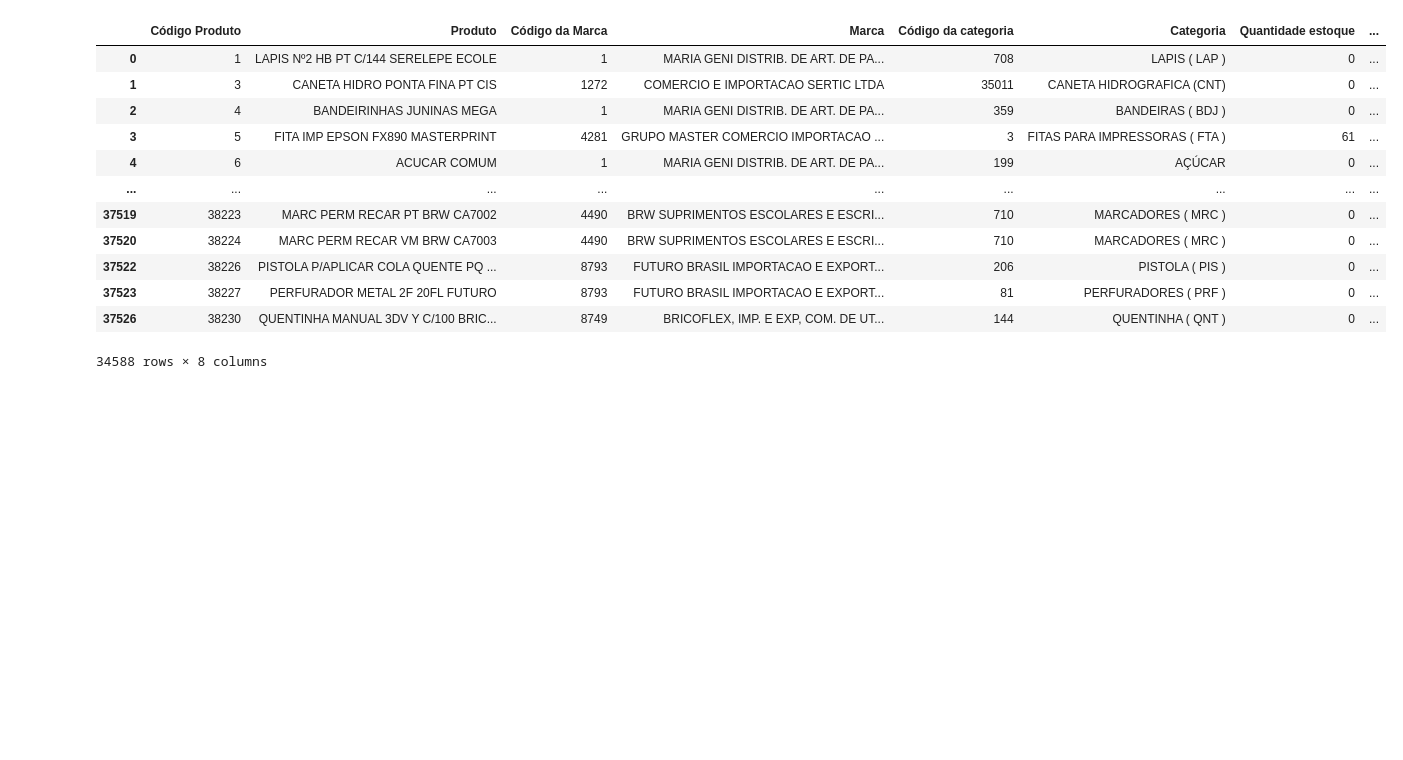
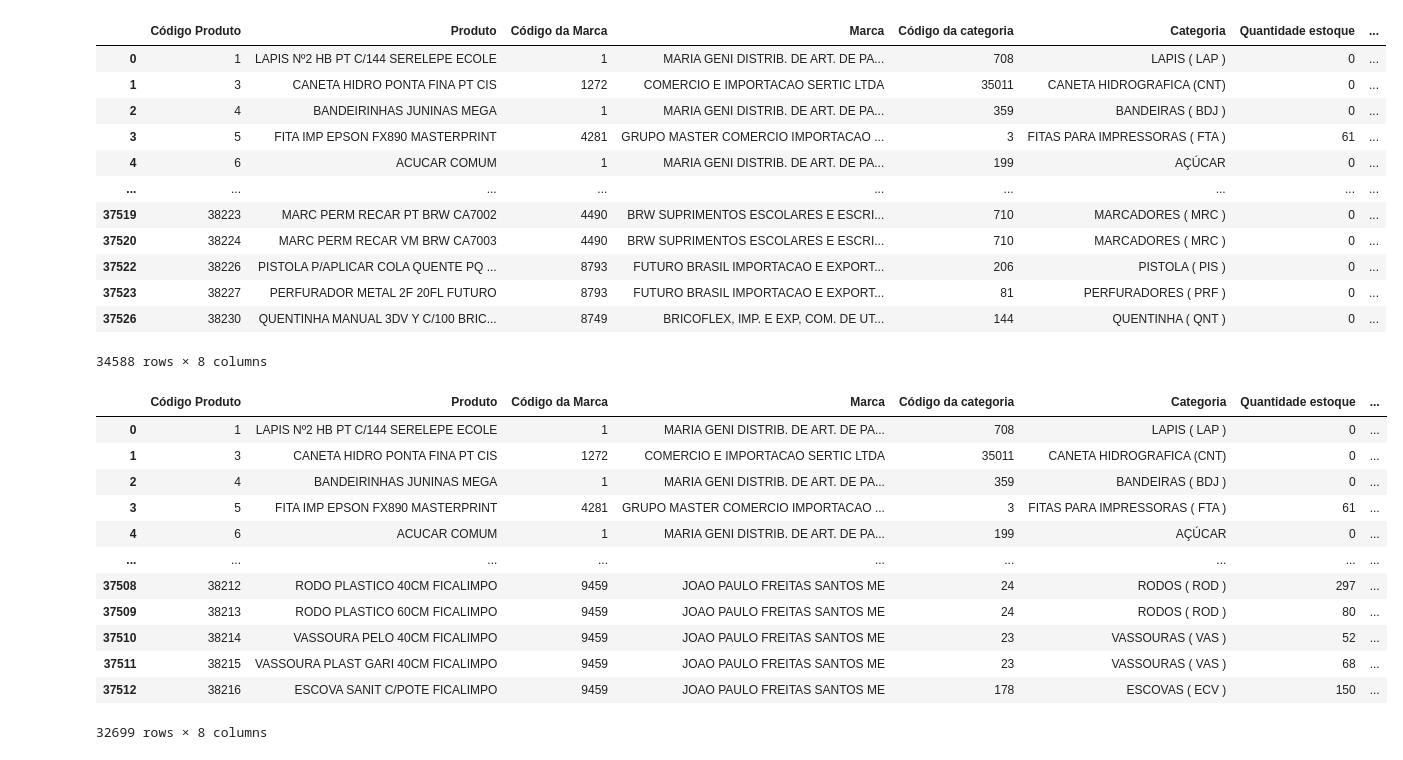
Before and after one commit to PauloQuirinoMN/Sistema-de-Recomendacao-e-Cross-selling, a Jupyter notebook: estoque.ipynb, the cells around one changed output. Drawn from its saved outputs; the diff is of its cells as text; code cells hidden in the pictures; blank space fills up the shorter version.

```diff
--- a/estoque.ipynb
+++ b/estoque.ipynb
@@ -327,3 +327,19 @@ df_limpo['']
 | 37523 | 38227 | PERFURADOR METAL 2F 20FL FUTURO | 8793 | FUTURO BRASIL IMPORTACAO E EXPORT... | 81 | PERFURADORES ( PRF ) | 0 | ... |
 | 37526 | 38230 | QUENTINHA MANUAL 3DV Y C/100 BRIC... | 8749 | BRICOFLEX, IMP. E EXP, COM. DE UT... | 144 | QUENTINHA ( QNT ) | 0 | ... |
 34588 rows × 8 columns
+# %%
+pesq = df_limpo[df_limpo["Preço de custo"] != 0]
+# %% [output]
+|  | Código Produto | Produto | Código da Marca | Marca | Código da categoria | Categoria | Quantidade estoque | ... |
+| 0 | 1 | LAPIS Nº2 HB PT C/144 SERELEPE ECOLE | 1 | MARIA GENI DISTRIB. DE ART. DE PA... | 708 | LAPIS ( LAP ) | 0 | ... |
+| 1 | 3 | CANETA HIDRO PONTA FINA PT CIS | 1272 | COMERCIO E IMPORTACAO SERTIC LTDA | 35011 | CANETA HIDROGRAFICA (CNT) | 0 | ... |
+| 2 | 4 | BANDEIRINHAS JUNINAS MEGA | 1 | MARIA GENI DISTRIB. DE ART. DE PA... | 359 | BANDEIRAS ( BDJ ) | 0 | ... |
+| 3 | 5 | FITA IMP EPSON FX890 MASTERPRINT | 4281 | GRUPO MASTER COMERCIO IMPORTACAO ... | 3 | FITAS PARA IMPRESSORAS ( FTA ) | 61 | ... |
+| 4 | 6 | ACUCAR COMUM | 1 | MARIA GENI DISTRIB. DE ART. DE PA... | 199 | AÇÚCAR | 0 | ... |
+| ... | ... | ... | ... | ... | ... | ... | ... | ... |
+| 37508 | 38212 | RODO PLASTICO 40CM FICALIMPO | 9459 | JOAO PAULO FREITAS SANTOS ME | 24 | RODOS ( ROD ) | 297 | ... |
+| 37509 | 38213 | RODO PLASTICO 60CM FICALIMPO | 9459 | JOAO PAULO FREITAS SANTOS ME | 24 | RODOS ( ROD ) | 80 | ... |
+| 37510 | 38214 | VASSOURA PELO 40CM FICALIMPO | 9459 | JOAO PAULO FREITAS SANTOS ME | 23 | VASSOURAS ( VAS ) | 52 | ... |
+| 37511 | 38215 | VASSOURA PLAST GARI 40CM FICALIMPO | 9459 | JOAO PAULO FREITAS SANTOS ME | 23 | VASSOURAS ( VAS ) | 68 | ... |
+| 37512 | 38216 | ESCOVA SANIT C/POTE FICALIMPO | 9459 | JOAO PAULO FREITAS SANTOS ME | 178 | ESCOVAS ( ECV ) | 150 | ... |
+32699 rows × 8 columns
```
Also changed, not shown: parts of 2 cells of this notebook, 5 other files.
